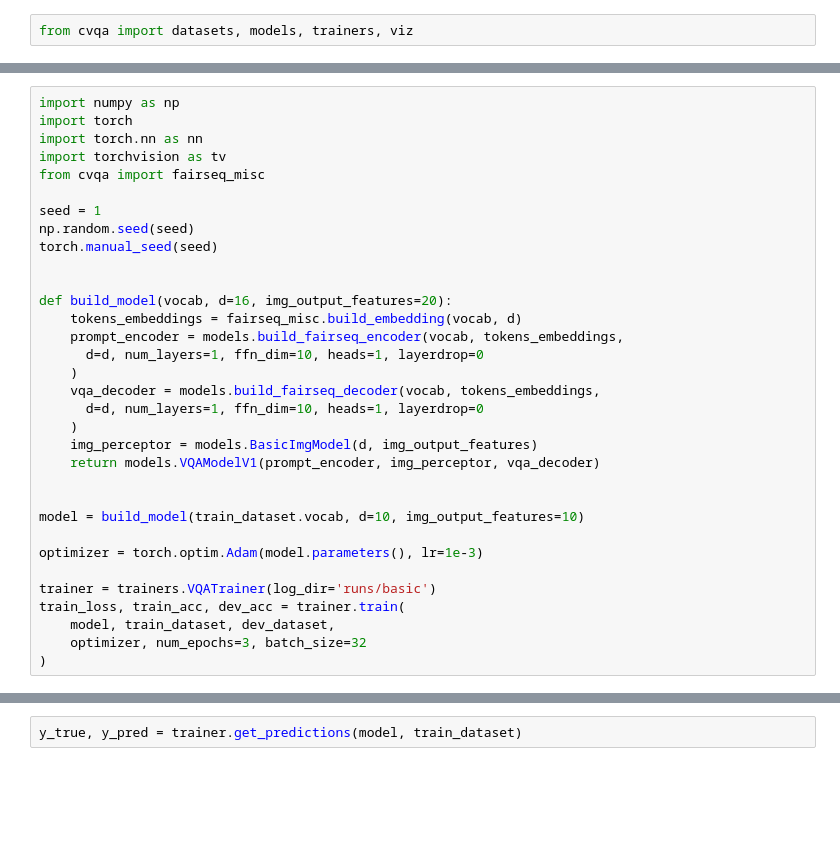
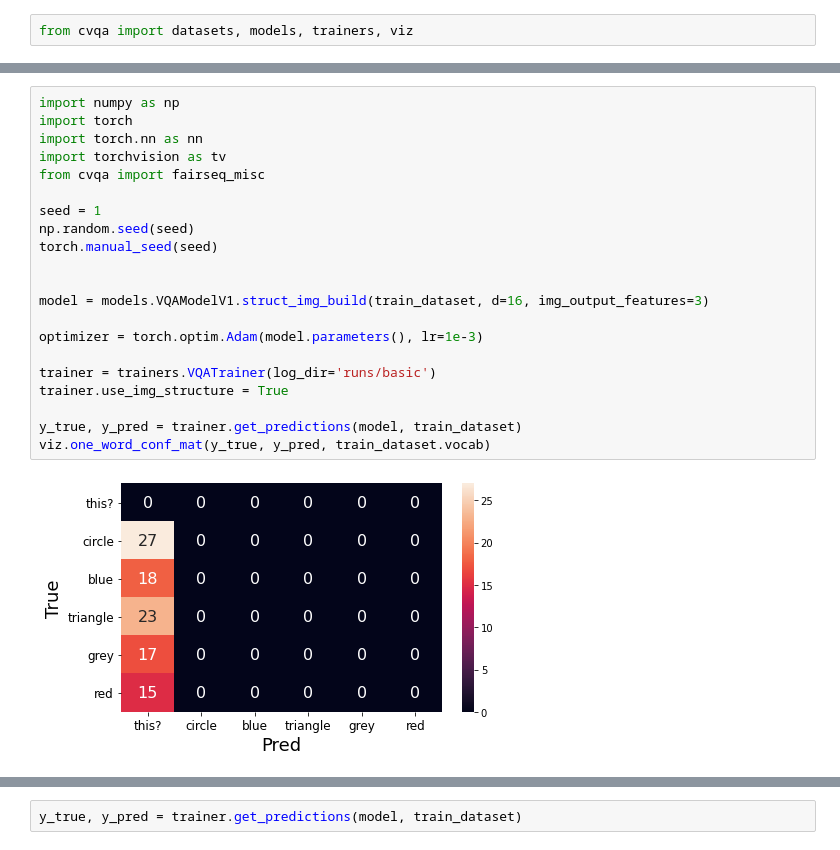
Before and after one commit to urisherman/curriculum_vqa, a Jupyter notebook: notebooks/basic_experiments.ipynb, the cells around one changed output, grey strips where cells are left out. Drawn from its saved outputs; the diff is of its cells as text; blank space fills up the shorter version.

```diff
--- a/notebooks/basic_experiments.ipynb
+++ b/notebooks/basic_experiments.ipynb
@@ -34,33 +44,23 @@ viz.show_samples(train_dataset)
 # %%
 import numpy as np
 import torch
 import torch.nn as nn
 import torchvision as tv
 from cvqa import fairseq_misc
 
 seed = 1
 np.random.seed(seed)
 torch.manual_seed(seed)
 
 
-def build_model(vocab, d=16, img_output_features=20):
-    tokens_embeddings = fairseq_misc.build_embedding(vocab, d)
-    prompt_encoder = models.build_fairseq_encoder(vocab, tokens_embeddings,
-      d=d, num_layers=1, ffn_dim=10, heads=1, layerdrop=0
-    )
-    vqa_decoder = models.build_fairseq_decoder(vocab, tokens_embeddings,
-      d=d, num_layers=1, ffn_dim=10, heads=1, layerdrop=0
-    )
-    img_perceptor = models.BasicImgModel(d, img_output_features)
-    return models.VQAModelV1(prompt_encoder, img_perceptor, vqa_decoder)
-
-
-model = build_model(train_dataset.vocab, d=10, img_output_features=10)
+model = models.VQAModelV1.struct_img_build(train_dataset, d=16, img_output_features=3)
 
 optimizer = torch.optim.Adam(model.parameters(), lr=1e-3)
 
 trainer = trainers.VQATrainer(log_dir='runs/basic')
-train_loss, train_acc, dev_acc = trainer.train(
-    model, train_dataset, dev_dataset,
-    optimizer, num_epochs=3, batch_size=32
-)
+trainer.use_img_structure = True
+
+y_true, y_pred = trainer.get_predictions(model, train_dataset)
+viz.one_word_conf_mat(y_true, y_pred, train_dataset.vocab)
+# %% [output]
+[figure, added]
```
Also changed, not shown: parts of 8 cells of this notebook, 11 other files.
